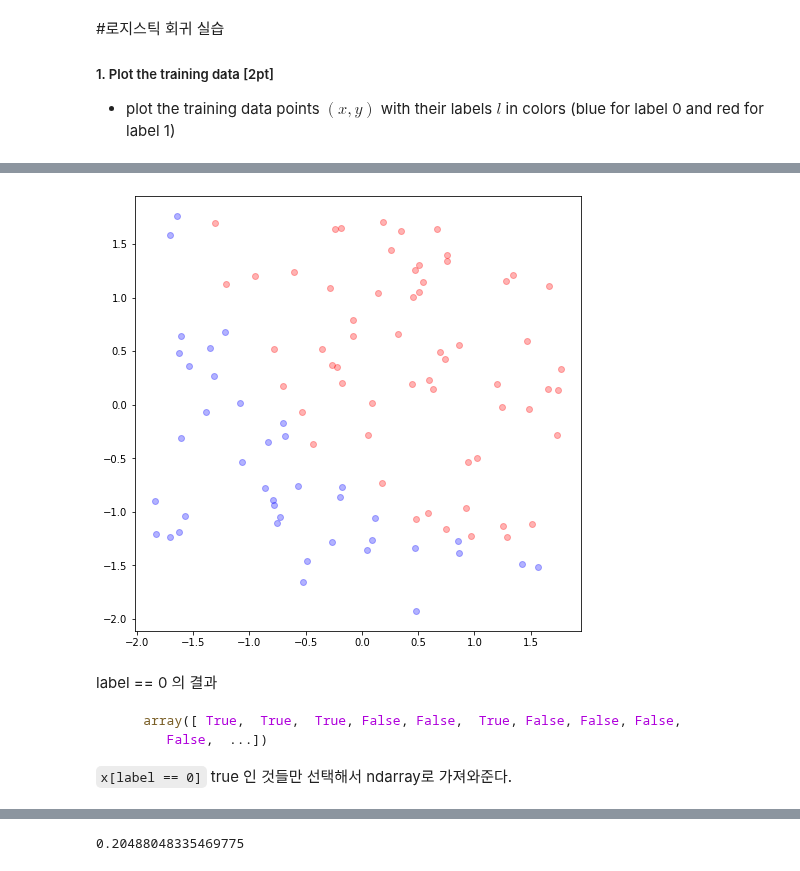
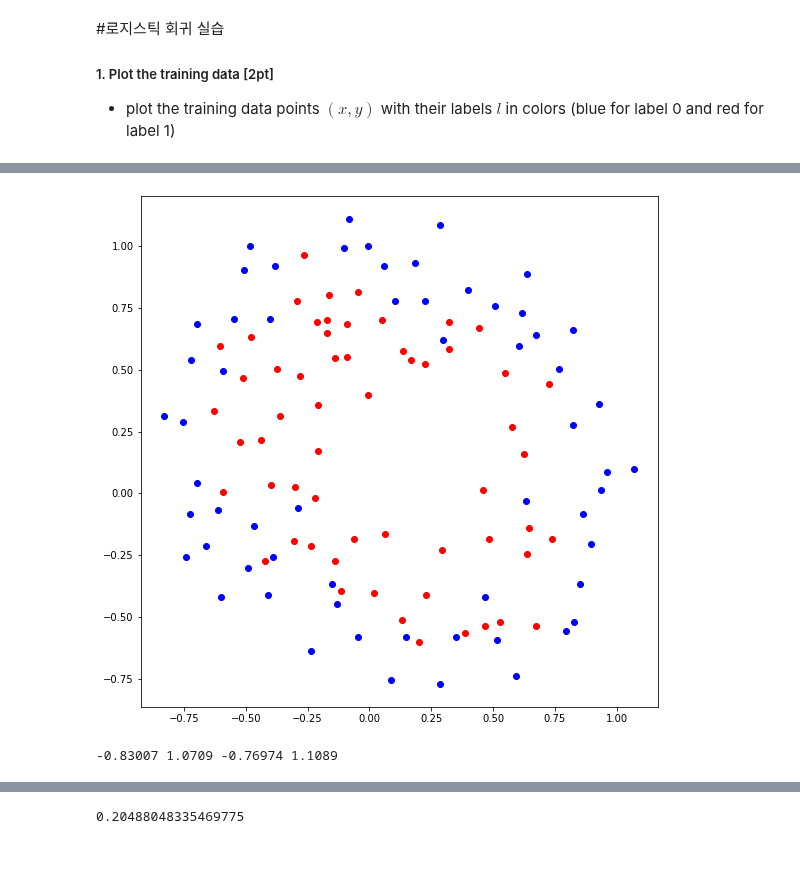
Before and after one commit to heebinYoo/assignment-02, a Jupyter notebook: assign02.ipynb, the cells around one changed output, grey strips where cells are left out. Cells and saved outputs as stored; diff of their text form; code cells hidden in the pictures.

````diff
--- a/assign02.ipynb
+++ b/assign02.ipynb
@@ -6,38 +12,34 @@
 # %%
 import numpy as np
 import random as rd
 import matplotlib.pylab as plt
 from matplotlib import cm
 
 
 
 
 
-data    = np.genfromtxt("/content/drive/My Drive/Colab Notebooks/assignment-02/data.txt", delimiter=',')
+data    = np.genfromtxt("/content/drive/My Drive/Colab Notebooks/assignment-02/data-nonlinear.txt", delimiter=',')
 
 x       = data[:, 0]
 y       = data[:, 1]
 label   = data[:, 2]
-
-mu_x = np.mean(x)
-s_x = np.std(x)
-x = (x-mu_x)/s_x
-mu_y = np.mean(y)
-s_y = np.std(y)
-y = (y-mu_y)/s_y
 
 
 x_label0    = x[label == 0]
 y_label0    = y[label == 0]
 
 x_label1    = x[label == 1]
 y_label1    = y[label == 1]
 
 plt.figure(figsize=(8, 8))
-plt.scatter(x_label0, y_label0, alpha=0.3, c='b')
-plt.scatter(x_label1, y_label1, alpha=0.3, c='r')
+plt.scatter(x_label0, y_label0, c='b')
+plt.scatter(x_label1, y_label1, c='r')
+plt.tight_layout()
+plt.gca().set_aspect('equal', adjustable='box')
 plt.show()
 # %% [output]
-[figure, old version]
+[figure, new version]
+-0.83007 1.0709 -0.76974 1.1089
 # %%
 
@@ -46,12 +48,3 @@ lb_1 = np.column_stack([np.ones(len(x_label1)), x_label1, y_label1, np.ones(len(
 
 
 train_set = np.vstack([lb_0,lb_1])
-# %% [markdown]
-
-label == 0 의 결과
-``` python
-    array([ True,  True,  True, False, False,  True, False, False, False,
-       False,  ...])
-```
-
-`x[label == 0]` true 인 것들만 선택해서 ndarray로 가져와준다.
````
Also changed, not shown: parts of 19 cells of this notebook.
